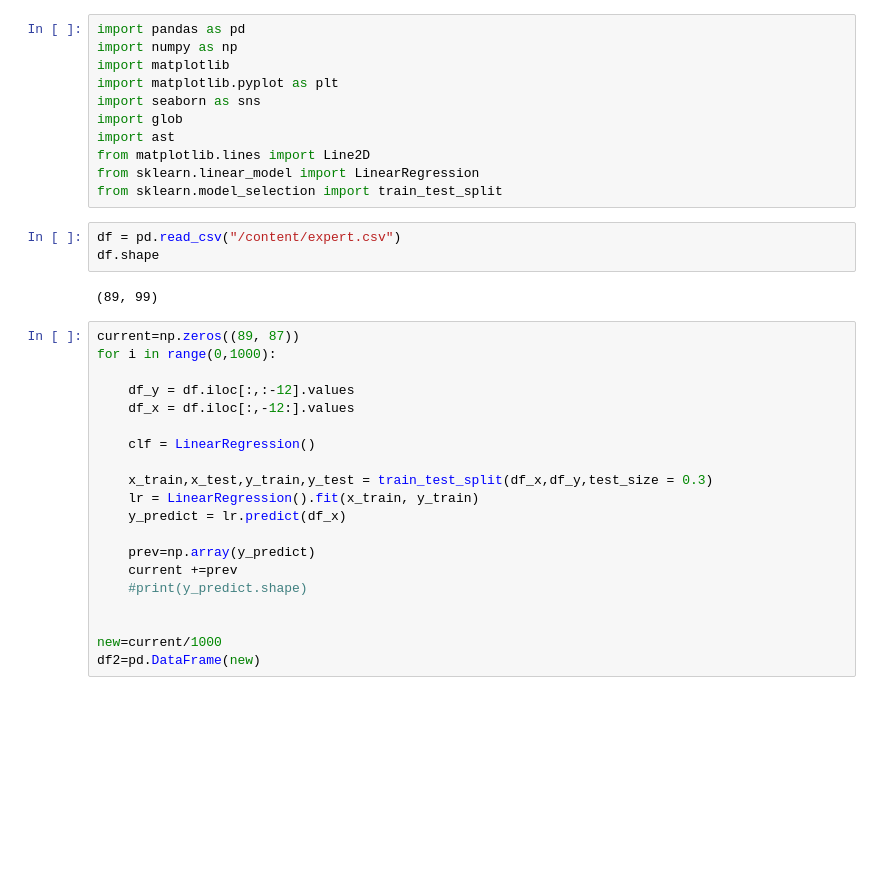
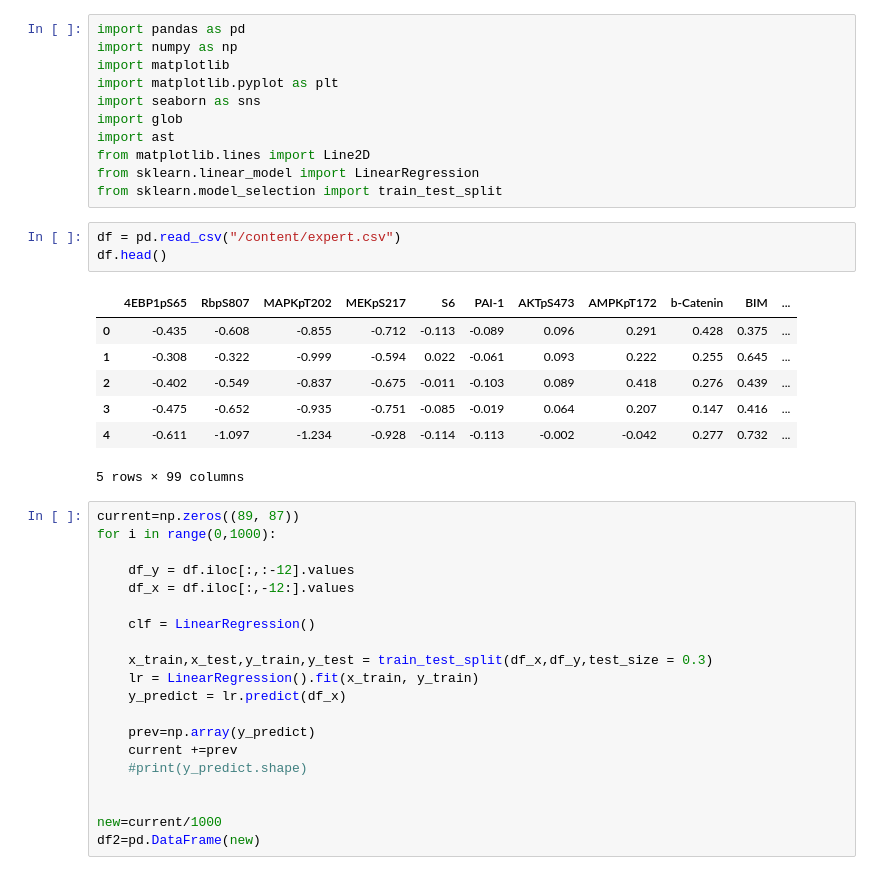
Before and after one commit to restiso7788/Linear_Regression_CellBox, a Jupyter notebook: LR_Random_Partition.ipynb, the cells around one changed output. Drawn from its saved outputs; the diff is of its cells as text; blank space fills up the shorter version.

```diff
--- a/LR_Random_Partition.ipynb
+++ b/LR_Random_Partition.ipynb
@@ -13,9 +13,15 @@ from sklearn.linear_model import LinearRegression
 from sklearn.model_selection import train_test_split
 # %%
 df = pd.read_csv("/content/expert.csv")
-df.shape
+df.head()
 # %% [output]
+|  | 4EBP1pS65 | RbpS807 | MAPKpT202 | MEKpS217 | S6 | PAI-1 | AKTpS473 | AMPKpT172 | b-Catenin | BIM | ... |
+| 0 | -0.435 | -0.608 | -0.855 | -0.712 | -0.113 | -0.089 | 0.096 | 0.291 | 0.428 | 0.375 | ... |
+| 1 | -0.308 | -0.322 | -0.999 | -0.594 | 0.022 | -0.061 | 0.093 | 0.222 | 0.255 | 0.645 | ... |
+| 2 | -0.402 | -0.549 | -0.837 | -0.675 | -0.011 | -0.103 | 0.089 | 0.418 | 0.276 | 0.439 | ... |
+| 3 | -0.475 | -0.652 | -0.935 | -0.751 | -0.085 | -0.019 | 0.064 | 0.207 | 0.147 | 0.416 | ... |
+| 4 | -0.611 | -1.097 | -1.234 | -0.928 | -0.114 | -0.113 | -0.002 | -0.042 | 0.277 | 0.732 | ... |
-(89, 99)
+5 rows × 99 columns
 # %%
 current=np.zeros((89, 87))
 for i in range(0,1000):
```
